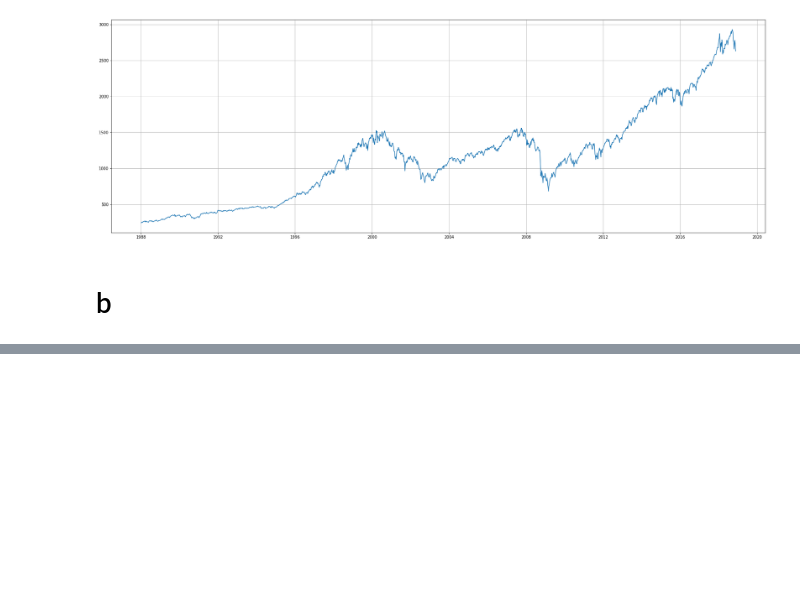
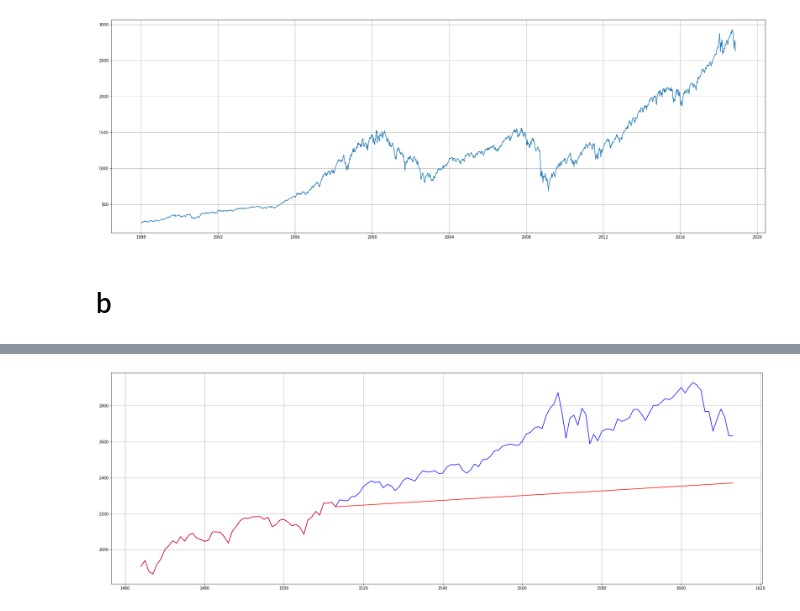
Before and after one commit to weiweiECNU/QBUS, a Jupyter notebook: qbus6840_19_2/assignment1/assignment1.ipynb, the cells around one changed output, grey strips where cells are left out. Cells and saved outputs as stored; diff of their text form; code cells hidden in the pictures; blank space fills up the shorter version.

```diff
--- a/qbus6840_19_2/assignment1/assignment1.ipynb
+++ b/qbus6840_19_2/assignment1/assignment1.ipynb
@@ -47,0 +127,7 @@ data
+# %%
+plt.figure(figsize= (30,10))
+plt.plot(data[-150:],"b")
+plt.plot(drift[-150:],"r")
+plt.grid()
+# %% [output]
+[figure, added]
```
Also changed, not shown: parts of 16 cells of this notebook.
